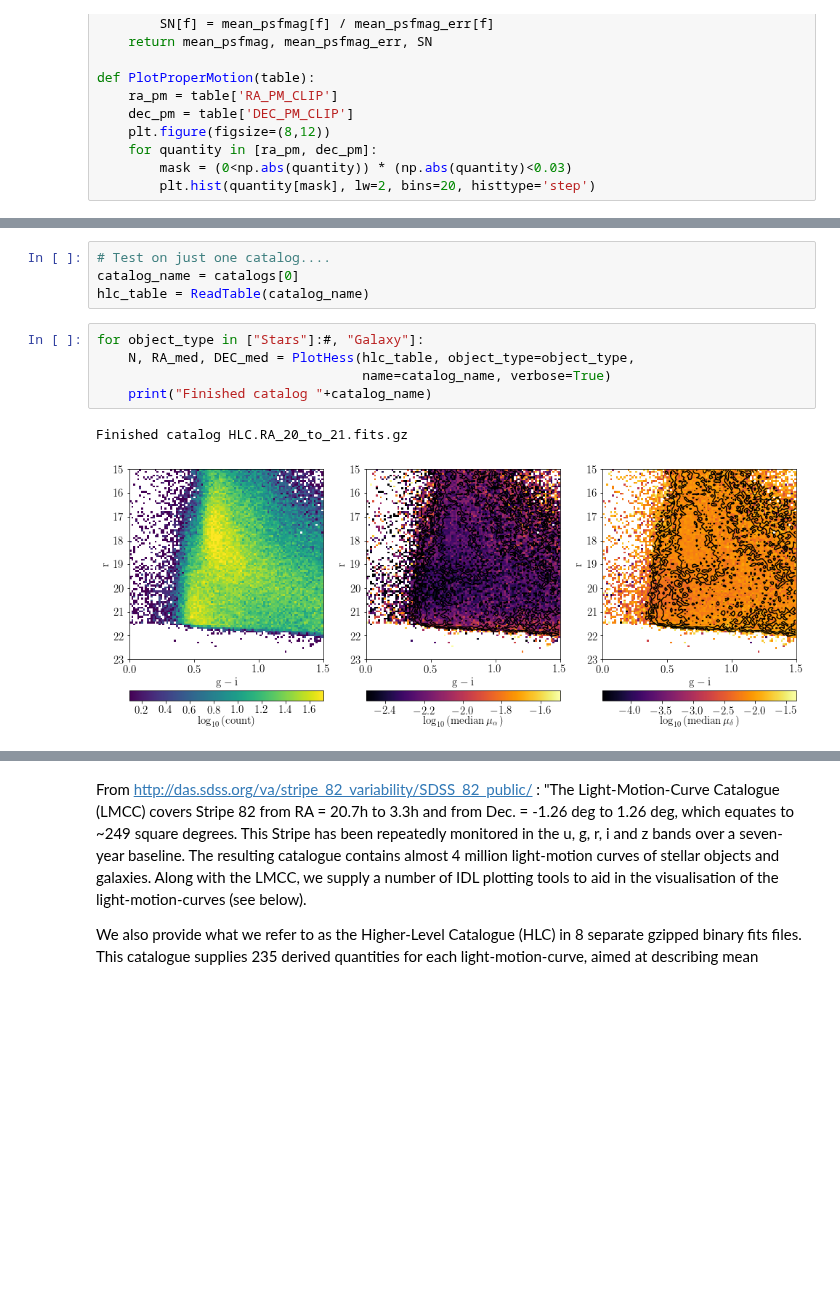
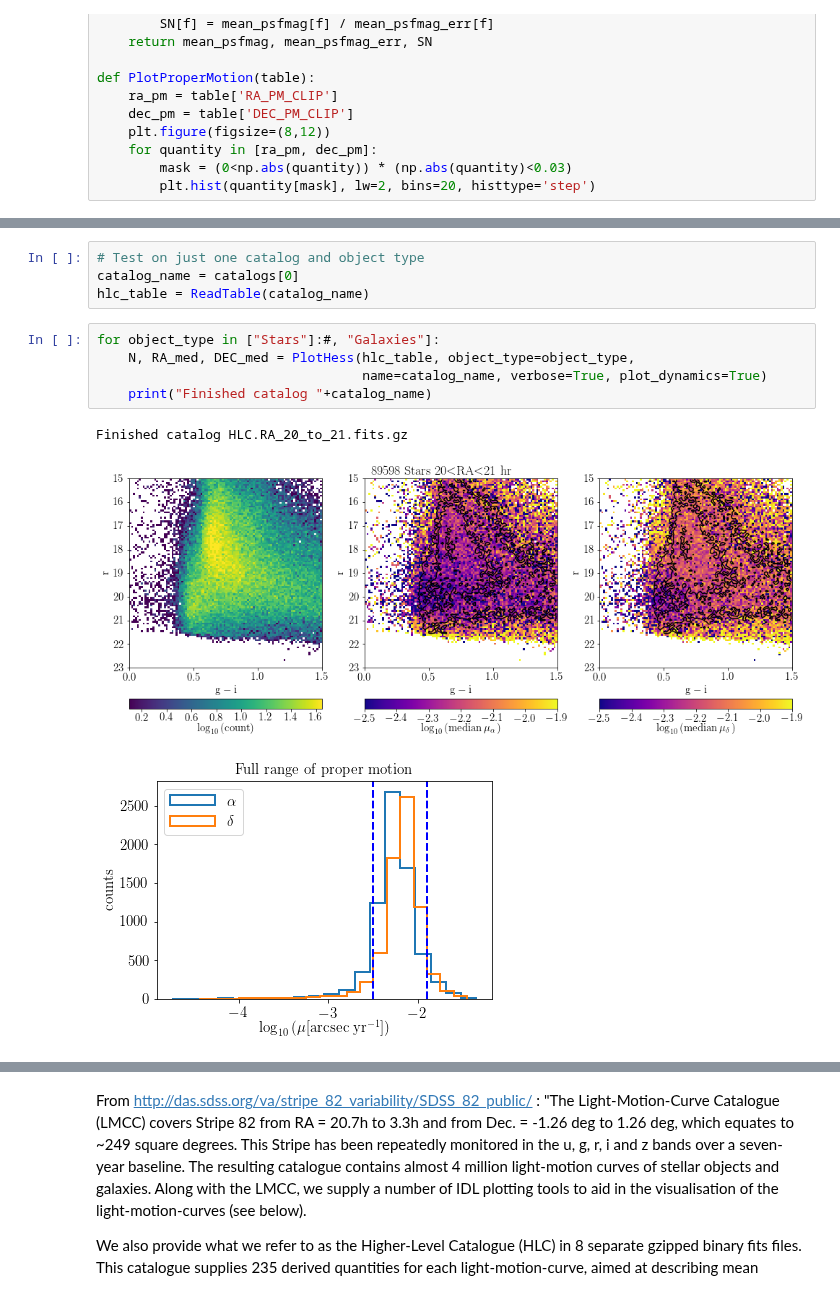
Before and after one commit to dirac-institute/uw-astr598-w18, a Jupyter notebook: homeworks/group2/HW_1_handin.ipynb, the cells around one changed output, grey strips where cells are left out. Cells and saved outputs as stored; diff of their text form; blank space fills up the shorter version.

Commit message:
edited fig suptitle, added diagnostics PM histogram

```diff
--- a/homeworks/group2/HW_1_handin.ipynb
+++ b/homeworks/group2/HW_1_handin.ipynb
@@ -230,14 +261,15 @@ def PlotHess(hlc_table,object_type="Stars",name="no_name", verbose=False):
     else:
         return
 # %%
-# Test on just one catalog....
+# Test on just one catalog and object type
 catalog_name = catalogs[0]
 hlc_table = ReadTable(catalog_name)
 # %%
-for object_type in ["Stars"]:#, "Galaxy"]:
+for object_type in ["Stars"]:#, "Galaxies"]:
     N, RA_med, DEC_med = PlotHess(hlc_table, object_type=object_type,
-                                  name=catalog_name, verbose=True)
+                                  name=catalog_name, verbose=True, plot_dynamics=True)
     print("Finished catalog "+catalog_name)
 # %% [output]
 Finished catalog HLC.RA_20_to_21.fits.gz
-[figure, old version]
+[figure, new version]
+[figure, added]
```
Also changed, not shown: parts of 8 cells of this notebook.
